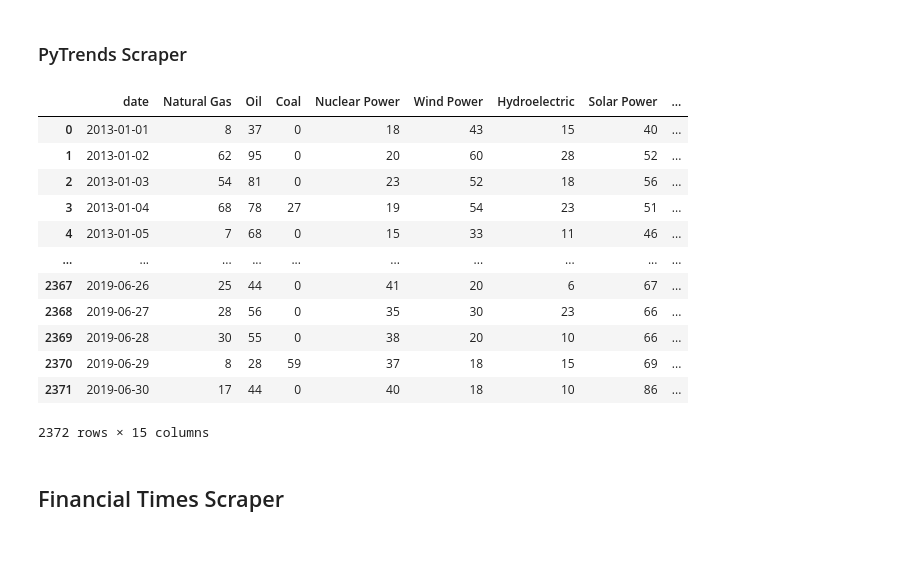
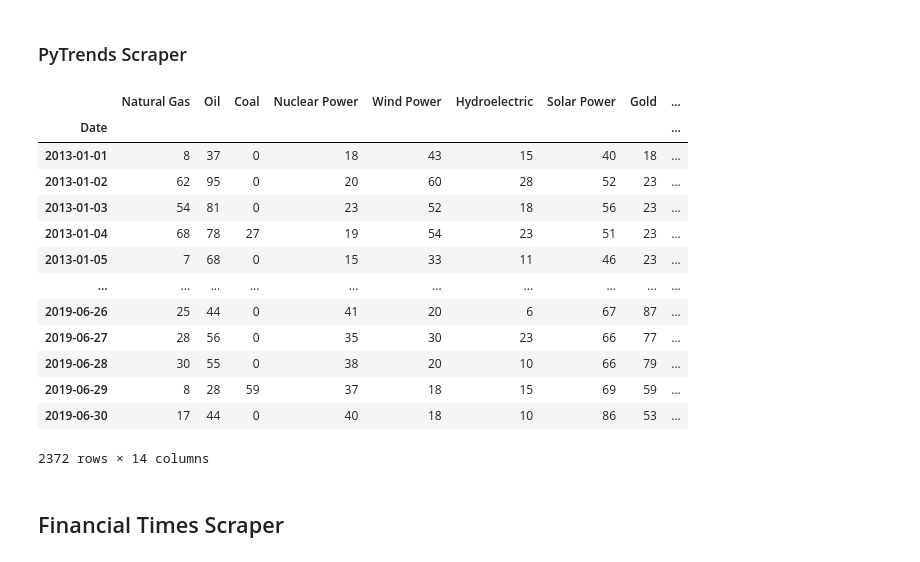
Before and after one commit to qstickmurph/cs4263-project, a Jupyter notebook: code/CS4263-Project.ipynb, the cells around one changed output. Cells and saved outputs as stored; diff of their text form; code cells hidden in the pictures.

Commit message:
Added google trends dataset normalizer and fixed its date index

```diff
--- a/code/CS4263-Project.ipynb
+++ b/code/CS4263-Project.ipynb
@@ -128,38 +128,42 @@ def get_daily_trends_as_df(keywords, categories, timeframe, countries, search_ty
     df_trends.columns = df_trends.columns.droplevel(0) #drop outside header
     df_trends = df_trends.drop('isPartial', axis = 1) #drop "isPartial"
     df_trends.reset_index(level=0,inplace=True) #reset_index
-    df_trends.columns = ['date'] + keywords
+    df_trends.columns = ['Date'] + keywords
+    df_trends["Date"] = df_trends["Date"].map(lambda str : datetime.strptime(str, "%Y-%m-%d"))
+    df_trends = df_trends.set_index("Date")
 
     return df_trends
 # %%
 KEYWORDS            = ["Natural Gas","Oil","Coal","Nuclear Power","Wind Power","Hydroelectric","Solar Power","Gold","Silver","Platinum","Copper","Biofuel","Recession","CPI"]
 KEYWORDS_CATEGORIES = [904,          904,  904,   0,               0,          0,               0,           904,   904,     904,       904,     0,        0,          0]
 TIMEFRAME='2013-01-01 2019-06-30' # Jan 2013 - June 2019
 COUNTRIES=["US"] # ISO country code
 SEARCH_TYPE='' #default is 'web searches',others include 'images','news','youtube','froogle' (google shopping)
 
 try:
     google_trends_df = pd.read_csv("data/google_trends_dataset.csv")
-    google_trends_df = google_trends_df.drop(google_trends_df.columns[0], axis=1)
+    google_trends_df["Date"] = google_trends_df["Date"].map(lambda str : datetime.strptime(str, "%Y-%m-%d"))
+    google_trends_df = google_trends_df.set_index("Date")
 except:
     google_trends_df = get_daily_trends_as_df(KEYWORDS, KEYWORDS_CATEGORIES, TIMEFRAME, COUNTRIES, SEARCH_TYPE)
     google_trends_df.to_csv("data/google_trends_dataset.csv")
 
 google_trends_df
 # %% [output]
-|  | date | Natural Gas | Oil | Coal | Nuclear Power | Wind Power | Hydroelectric | Solar Power | ... |
-| 0 | 2013-01-01 | 8 | 37 | 0 | 18 | 43 | 15 | 40 | ... |
-| 1 | 2013-01-02 | 62 | 95 | 0 | 20 | 60 | 28 | 52 | ... |
-| 2 | 2013-01-03 | 54 | 81 | 0 | 23 | 52 | 18 | 56 | ... |
-| 3 | 2013-01-04 | 68 | 78 | 27 | 19 | 54 | 23 | 51 | ... |
-| 4 | 2013-01-05 | 7 | 68 | 0 | 15 | 33 | 11 | 46 | ... |
+|  | Natural Gas | Oil | Coal | Nuclear Power | Wind Power | Hydroelectric | Solar Power | Gold | ... |
+| Date |  |  |  |  |  |  |  |  | ... |
+| 2013-01-01 | 8 | 37 | 0 | 18 | 43 | 15 | 40 | 18 | ... |
+| 2013-01-02 | 62 | 95 | 0 | 20 | 60 | 28 | 52 | 23 | ... |
+| 2013-01-03 | 54 | 81 | 0 | 23 | 52 | 18 | 56 | 23 | ... |
+| 2013-01-04 | 68 | 78 | 27 | 19 | 54 | 23 | 51 | 23 | ... |
+| 2013-01-05 | 7 | 68 | 0 | 15 | 33 | 11 | 46 | 23 | ... |
 | ... | ... | ... | ... | ... | ... | ... | ... | ... | ... |
-| 2367 | 2019-06-26 | 25 | 44 | 0 | 41 | 20 | 6 | 67 | ... |
-| 2368 | 2019-06-27 | 28 | 56 | 0 | 35 | 30 | 23 | 66 | ... |
-| 2369 | 2019-06-28 | 30 | 55 | 0 | 38 | 20 | 10 | 66 | ... |
-| 2370 | 2019-06-29 | 8 | 28 | 59 | 37 | 18 | 15 | 69 | ... |
-| 2371 | 2019-06-30 | 17 | 44 | 0 | 40 | 18 | 10 | 86 | ... |
+| 2019-06-26 | 25 | 44 | 0 | 41 | 20 | 6 | 67 | 87 | ... |
+| 2019-06-27 | 28 | 56 | 0 | 35 | 30 | 23 | 66 | 77 | ... |
+| 2019-06-28 | 30 | 55 | 0 | 38 | 20 | 10 | 66 | 79 | ... |
+| 2019-06-29 | 8 | 28 | 59 | 37 | 18 | 15 | 69 | 59 | ... |
+| 2019-06-30 | 17 | 44 | 0 | 40 | 18 | 10 | 86 | 53 | ... |
-2372 rows × 15 columns
+2372 rows × 14 columns
 # %% [markdown]
 ## Financial Times Scraper
 # %% [markdown]
```
Also changed, not shown: parts of 1 cell of this notebook, 1 other file.
